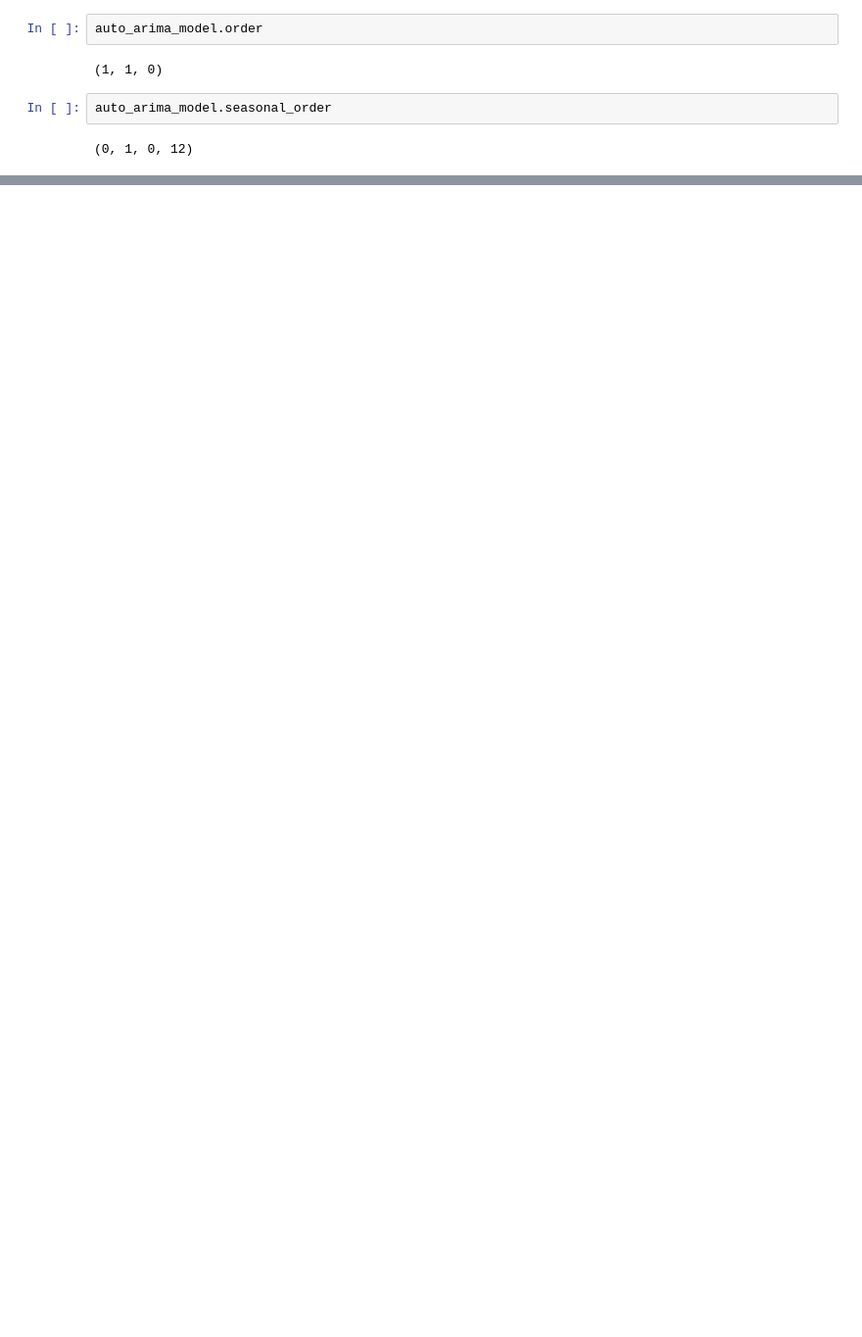
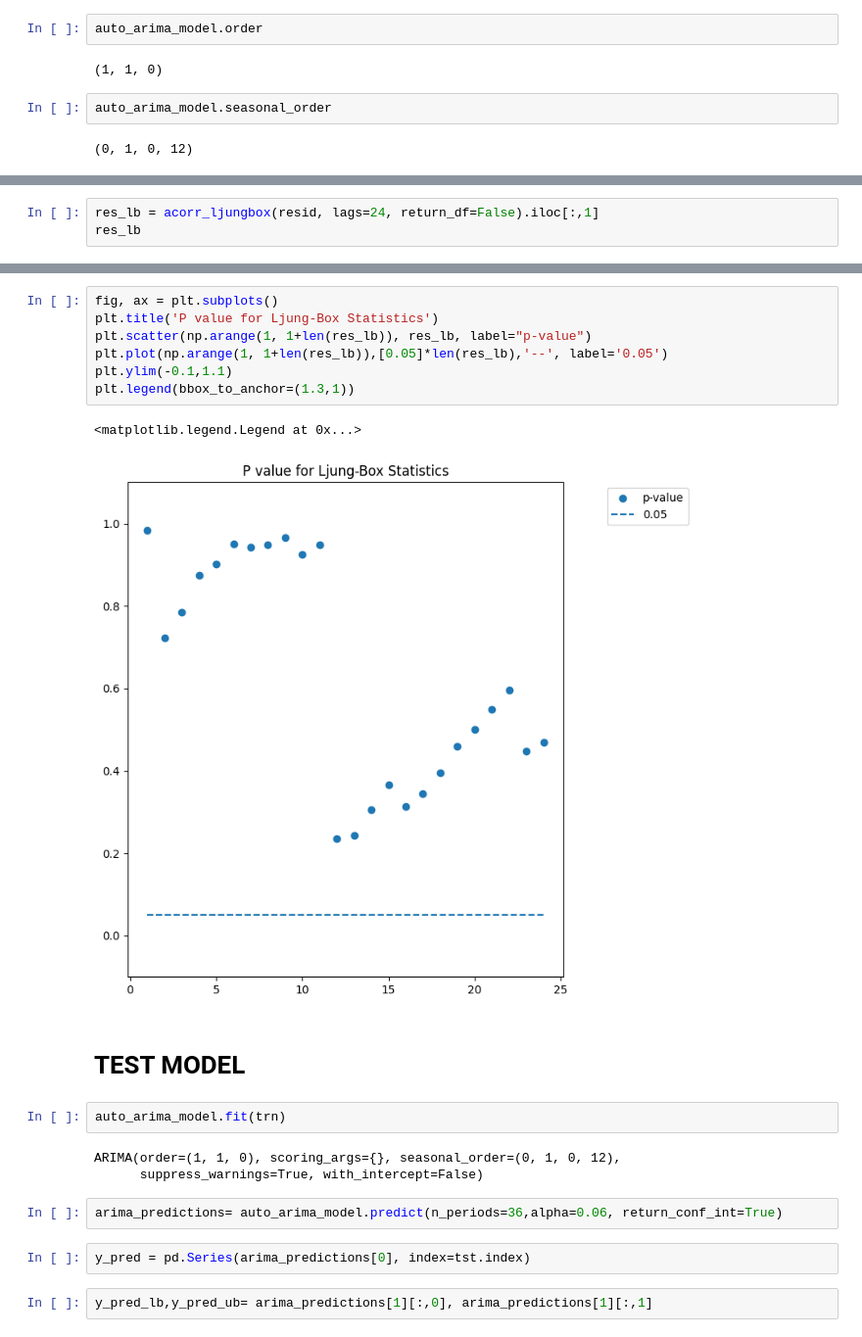
Before and after one commit to priyalpote/timeSeriesAnalysis, a Jupyter notebook: main.ipynb, the cells around one changed output, grey strips where cells are left out. Shown at 98% size. Drawn from its saved outputs; the diff is of its cells as text; blank space fills up the shorter version.

```diff
--- a/main.ipynb
+++ b/main.ipynb
@@ -218,0 +261,3 @@ AxisError: axis 0 is out of bounds for array of dimension 0
+# %%
+res_lb = acorr_ljungbox(resid, lags=24, return_df=False).iloc[:,1]
+res_lb
@@ -218,0 +282,23 @@ AxisError: axis 0 is out of bounds for array of dimension 0
+# %%
+fig, ax = plt.subplots()
+plt.title('P value for Ljung-Box Statistics')
+plt.scatter(np.arange(1, 1+len(res_lb)), res_lb, label="p-value")
+plt.plot(np.arange(1, 1+len(res_lb)),[0.05]*len(res_lb),'--', label='0.05')
+plt.ylim(-0.1,1.1)
+plt.legend(bbox_to_anchor=(1.3,1))
+# %% [output]
+<matplotlib.legend.Legend at 0x...>
+[figure, added]
+# %% [markdown]
+# TEST MODEL
+# %%
+auto_arima_model.fit(trn)
+# %% [output]
+ARIMA(order=(1, 1, 0), scoring_args={}, seasonal_order=(0, 1, 0, 12),
+      suppress_warnings=True, with_intercept=False)
+# %%
+arima_predictions= auto_arima_model.predict(n_periods=36,alpha=0.06, return_conf_int=True)
+# %%
+y_pred = pd.Series(arima_predictions[0], index=tst.index)
+# %%
+y_pred_lb,y_pred_ub= arima_predictions[1][:,0], arima_predictions[1][:,1]
```
Also changed, not shown: parts of 11 cells of this notebook.
